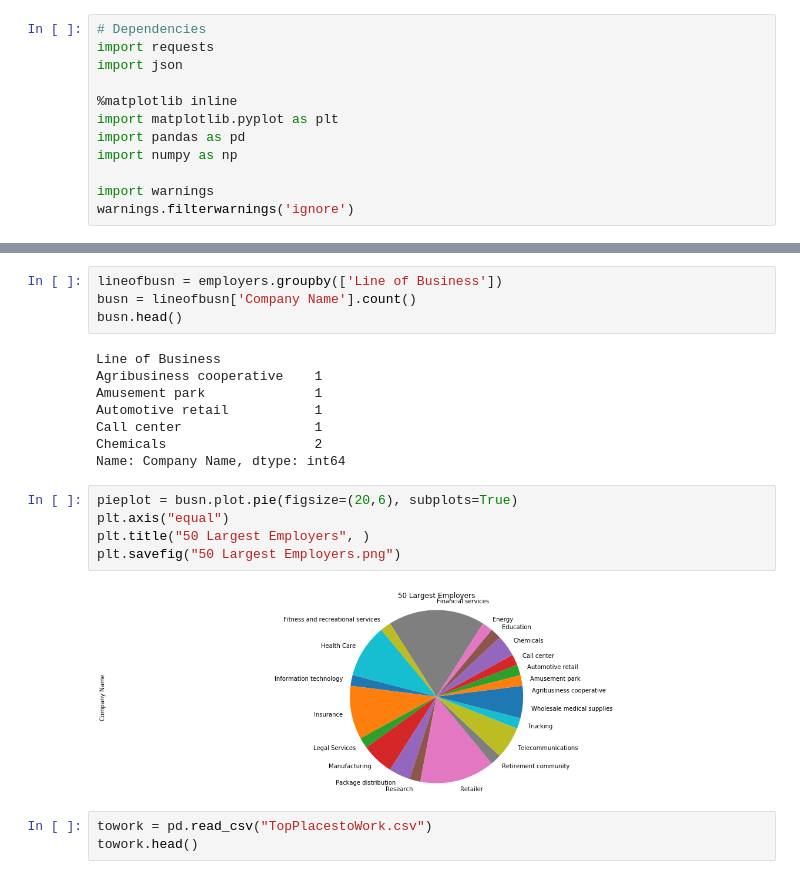
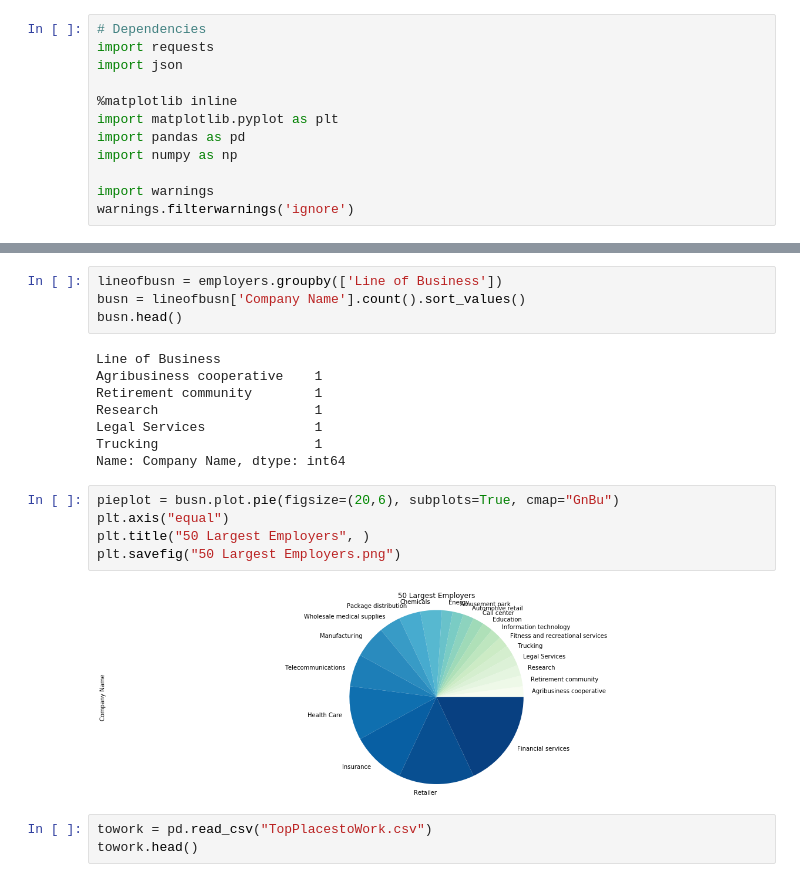
Before and after one commit to dalderbashi/imd_project1, a Jupyter notebook: ProjectIrene.ipynb, the cells around one changed output, grey strips where cells are left out. Cells and saved outputs as stored; diff of their text form.

```diff
--- a/ProjectIrene.ipynb
+++ b/ProjectIrene.ipynb
@@ -22,23 +22,23 @@ employers.head()
 | 4 | 5 | Dominion Virginia Power | 400 Scott Rd, Richmond, VA 23227 | 23227 | Energy | 5,433 |
 # %%
 lineofbusn = employers.groupby(['Line of Business'])
-busn = lineofbusn['Company Name'].count()
+busn = lineofbusn['Company Name'].count().sort_values()
 busn.head()
 # %% [output]
 Line of Business
 Agribusiness cooperative    1
-Amusement park              1
-Automotive retail           1
-Call center                 1
-Chemicals                   2
+Retirement community        1
+Research                    1
+Legal Services              1
+Trucking                    1
 Name: Company Name, dtype: int64
 # %%
-pieplot = busn.plot.pie(figsize=(20,6), subplots=True)
+pieplot = busn.plot.pie(figsize=(20,6), subplots=True, cmap="GnBu")
 plt.axis("equal")
 plt.title("50 Largest Employers", )
 plt.savefig("50 Largest Employers.png")
 # %% [output]
-[figure, old version]
+[figure, new version]
 # %%
 towork = pd.read_csv("TopPlacestoWork.csv")
 towork.head()
```
Also changed, not shown: parts of 14 cells of this notebook.
